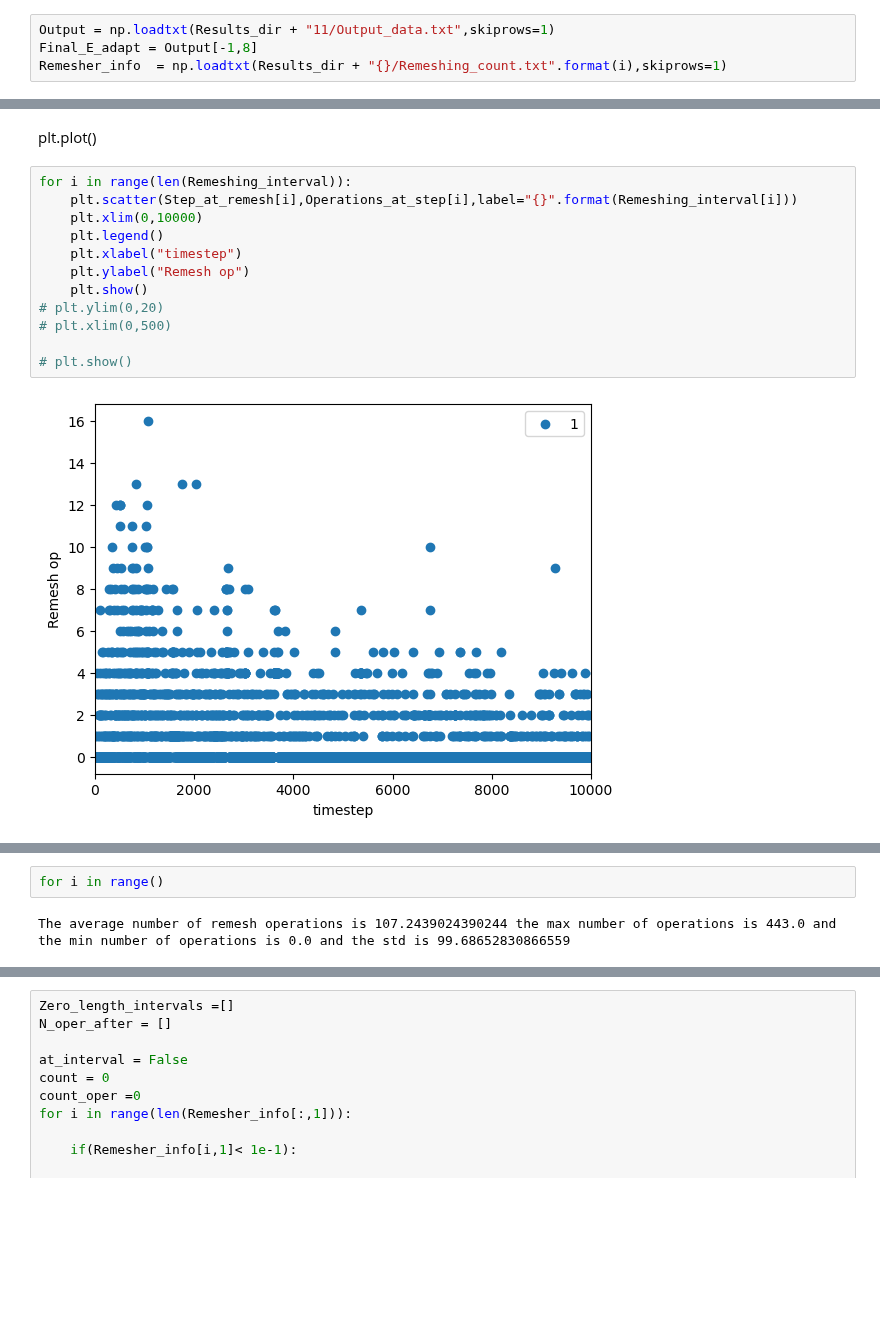
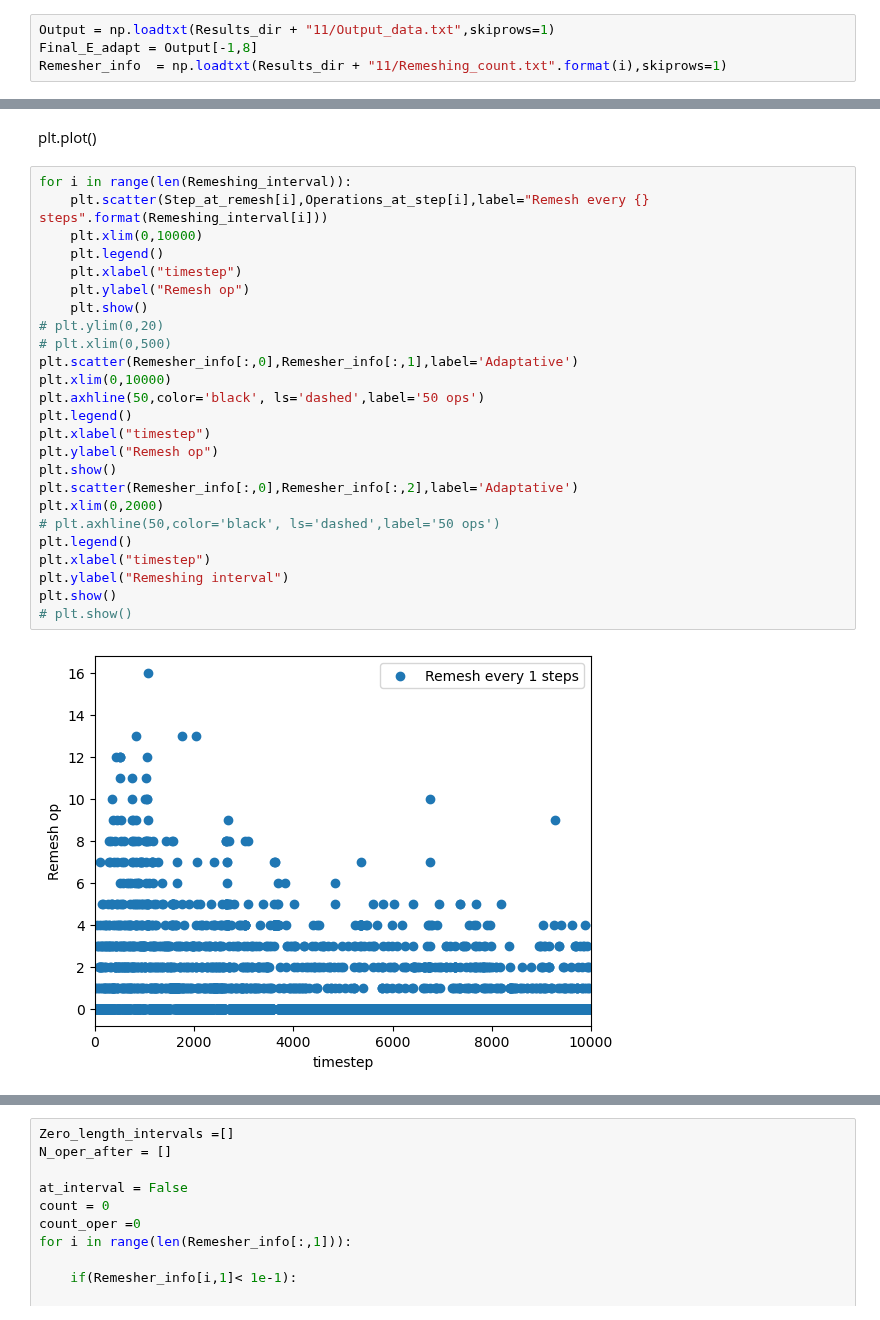
Before and after one commit to Mau-bep/MiraculousMembranes, a Jupyter notebook: projects/geometric-flow/Scripts/Remeshing_analysis.ipynb, the cells around one changed output, grey strips where cells are left out. Drawn from its saved outputs; the diff is of its cells as text; blank space fills up the shorter version.

```diff
--- a/projects/geometric-flow/Scripts/Remeshing_analysis.ipynb
+++ b/projects/geometric-flow/Scripts/Remeshing_analysis.ipynb
@@ -53,7 +53,7 @@ for i in range(1,11):
 # %%
 Output = np.loadtxt(Results_dir + "11/Output_data.txt",skiprows=1)
 Final_E_adapt = Output[-1,8]
-Remesher_info  = np.loadtxt(Results_dir + "{}/Remeshing_count.txt".format(i),skiprows=1)
+Remesher_info  = np.loadtxt(Results_dir + "11/Remeshing_count.txt".format(i),skiprows=1)
 # %%
 plt.scatter(Remeshing_interval,Final_E,color='purple')
 plt.xlabel("Remeshing interval")
@@ -67,15 +67,28 @@ plt.legend()
 plt.plot()
 # %%
 for i in range(len(Remeshing_interval)):
-    plt.scatter(Step_at_remesh[i],Operations_at_step[i],label="{}".format(Remeshing_interval[i]))
+    plt.scatter(Step_at_remesh[i],Operations_at_step[i],label="Remesh every {} steps".format(Remeshing_interval[i]))
     plt.xlim(0,10000)
     plt.legend()
     plt.xlabel("timestep")
     plt.ylabel("Remesh op")
     plt.show()
 # plt.ylim(0,20)
 # plt.xlim(0,500)
-
+plt.scatter(Remesher_info[:,0],Remesher_info[:,1],label='Adaptative')
+plt.xlim(0,10000)
+plt.axhline(50,color='black', ls='dashed',label='50 ops')
+plt.legend()
+plt.xlabel("timestep")
+plt.ylabel("Remesh op")
+plt.show()
+plt.scatter(Remesher_info[:,0],Remesher_info[:,2],label='Adaptative')
+plt.xlim(0,2000)
+# plt.axhline(50,color='black', ls='dashed',label='50 ops')
+plt.legend()
+plt.xlabel("timestep")
+plt.ylabel("Remeshing interval")
+plt.show()
 # plt.show()
 # %% [output]
-[figure, old version]
+[figure, new version]
@@ -91,4 +105,0 @@ for i in range(len(Remeshing_interval)):
-# %%
-for i in range()
-# %% [output]
-The average number of remesh operations is 107.2439024390244 the max number of operations is 443.0 and the min number of operations is 0.0 and the std is 99.68652830866559
```
Also changed, not shown: parts of 7 cells of this notebook, 5 other files.
